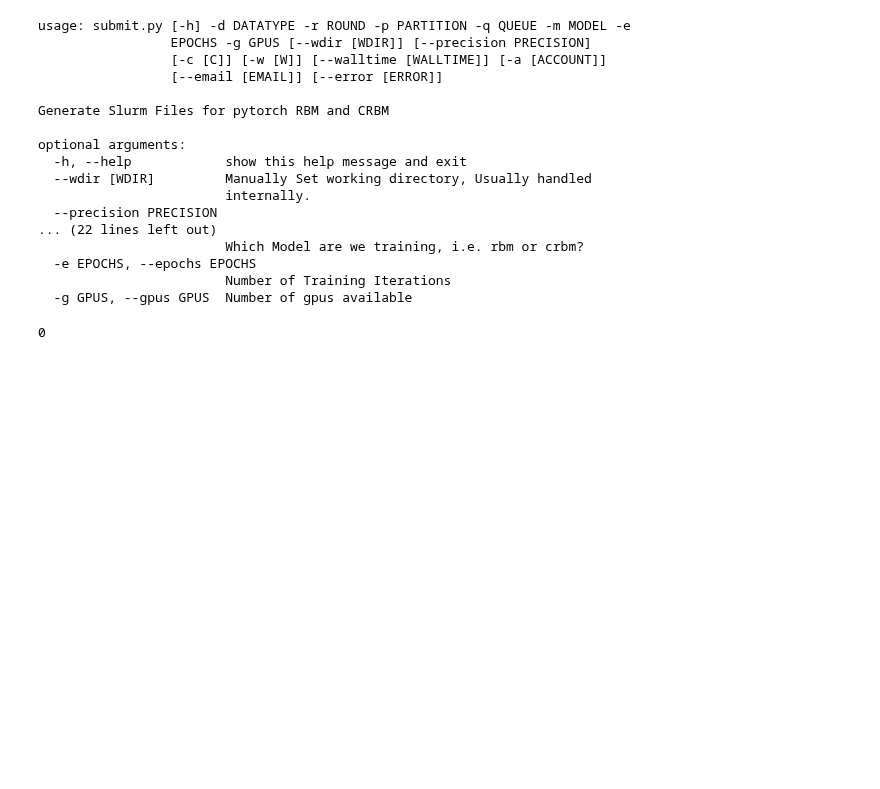
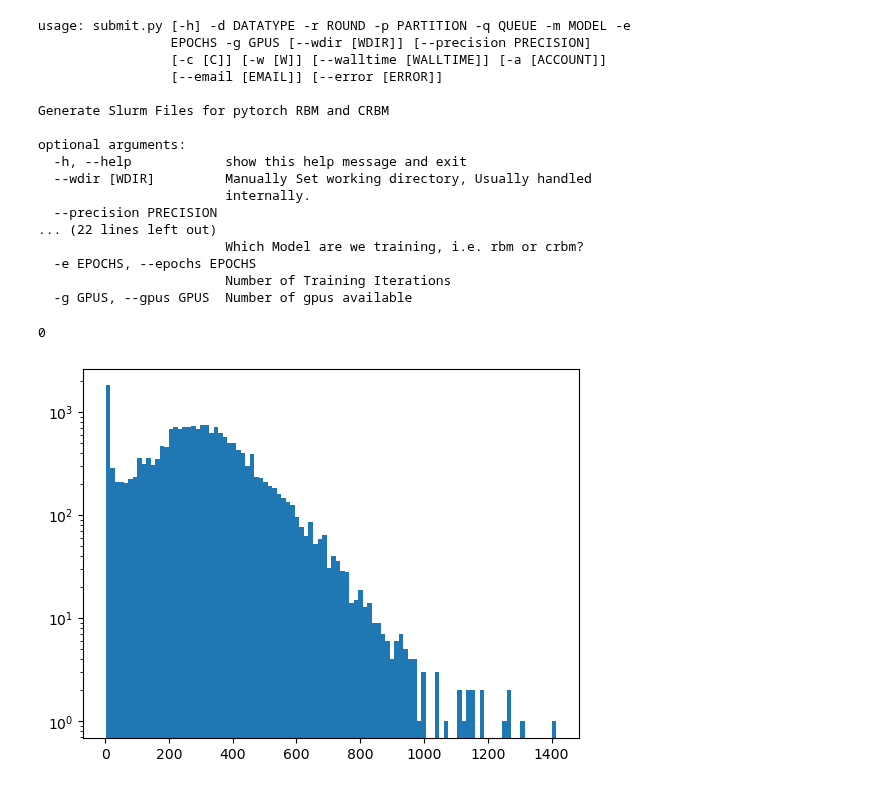
Before and after one commit to Jonahowns/phage_display_ML, a Jupyter notebook: datasets/cov_dataset_prep_example.ipynb, the cells around one changed output. Cells and saved outputs as stored; diff of their text form; code cells hidden in the pictures; blank space fills up the shorter version.

```diff
--- a/datasets/cov_dataset_prep_example.ipynb
+++ b/datasets/cov_dataset_prep_example.ipynb
@@ -398,3 +398,14 @@ sp.call(f"python submit.py -d cov -r m1 -p wzhengpu1 -q wildfire -m rbm -e 200 -
 sp.call(f"python submit.py -d cov -r m1 -p wzhengpu1 -q wildfire -m rbm -e 200 -g 1 -w m1_co.json", shell=True) # weights
 # %% [output]
 0
+# %%
+################## Neighbor Only Reweighting
+import numpy as np
+m1_close_neighs = dp.load_neighbor_file("./cov/m1.fasta_5_neighbor_counts.pkl")
+m1_far_neighs = dp.load_neighbor_file("./cov/m1.fasta_10_neighbor_counts.pkl")
+
+neigh_avg = np.asarray(m1_close_neighs)+np.asarray(m1_far_neighs)/2
+# %%
+dp.quick_hist(neigh_avg)
+# %% [output]
+[figure, added]
```
Also changed, not shown: parts of 5 cells of this notebook, 6 other files.
